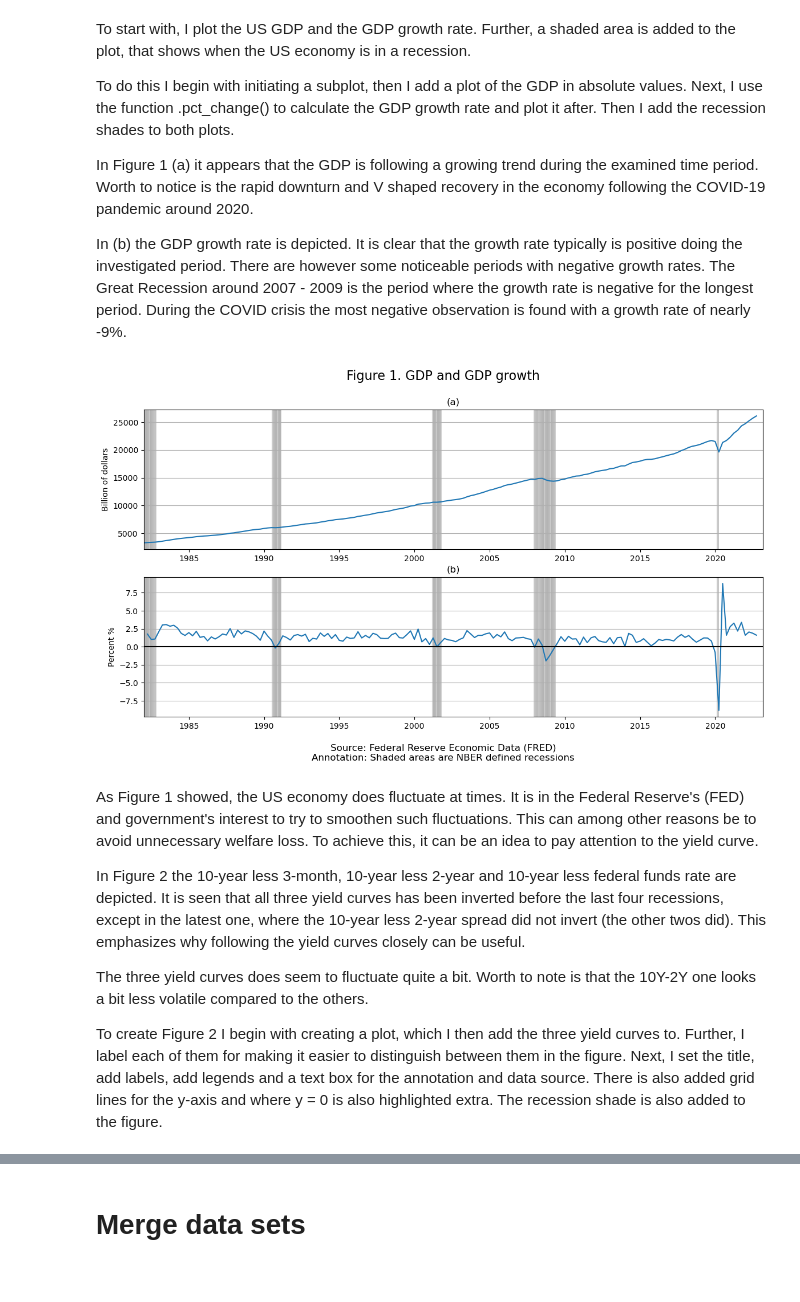
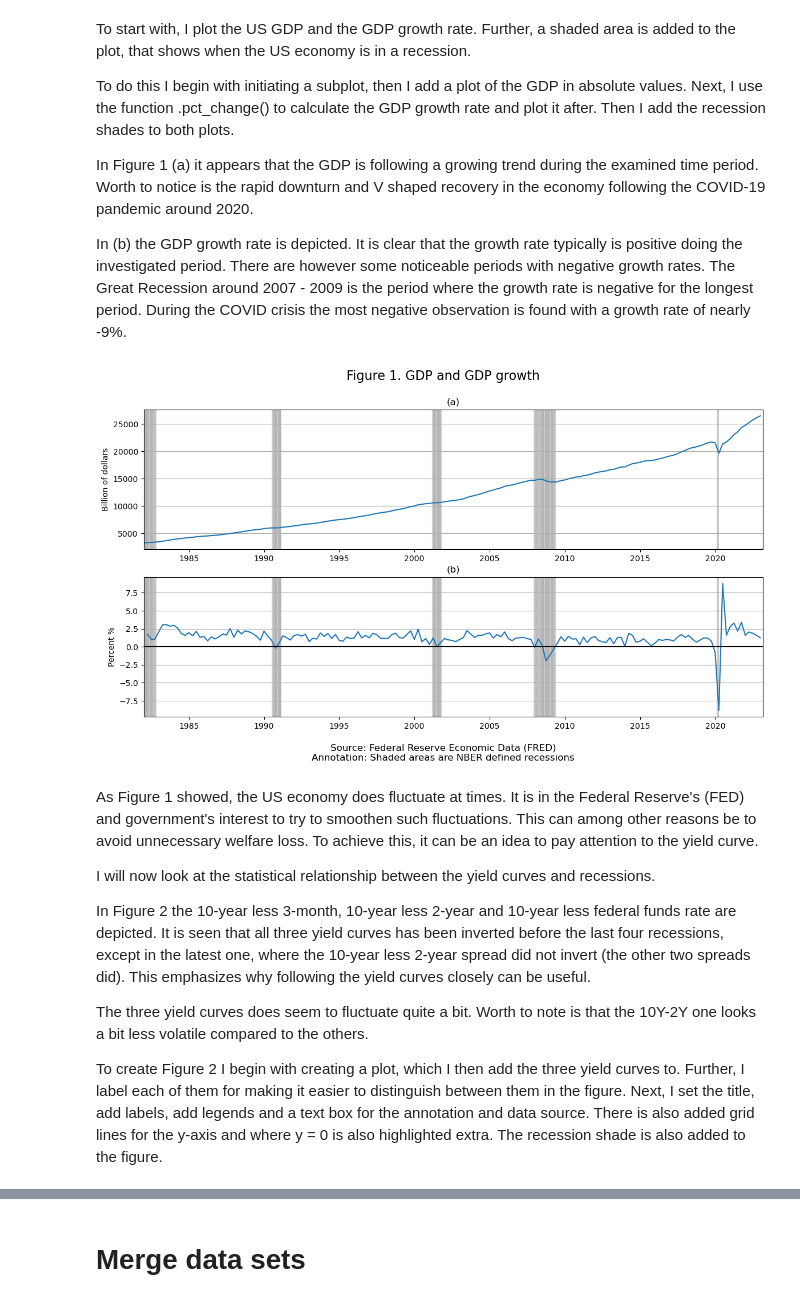
Before and after one commit to NumEconCopenhagen/projects-2023-c, a Jupyter notebook: dataproject/dataproject.ipynb, the cells around one changed output, grey strips where cells are left out. Cells and saved outputs as stored; diff of their text form; code cells hidden in the pictures.

```diff
--- a/dataproject/dataproject.ipynb
+++ b/dataproject/dataproject.ipynb
@@ -49,49 +49,17 @@ To do this I begin with initiating a subplot, then I add a plot of the GDP in ab
 In Figure 1 (a) it appears that the GDP is following a growing trend during the examined time period. Worth to notice is the rapid downturn and V shaped recovery in the economy following the COVID-19 pandemic around 2020.
 
 In (b) the GDP growth rate is depicted. It is clear that the growth rate typically is positive doing the investigated period. There are however some noticeable periods with negative growth rates. The Great Recession around 2007 - 2009 is the period where the growth rate is negative for the longest period. During the COVID crisis the most negative observation is found with a growth rate of nearly -9%.
-# %%
-# Plot of Figure 1
-fig, (fig1, fig1_2) = plt.subplots(2, figsize=(14,7))
-
-# Plot GDP in absolute values
-fig1.plot(gdp, label='GDP')
-fig1.set_xlim(start, end)
-fig1.grid(axis='y')
-fig1.set_ylabel('Billion of dollars')
-fig1.set_title('(a)')
-
-# Plot GDP growth rate
-gdp_g = gdp.pct_change()*100
-
-fig1_2.plot(gdp_g, label='GDP growth')
-fig1_2.set_xlim(start, end)
-fig1_2.grid(axis='y')
-fig1_2.set_ylabel('Percent %')
-fig1_2.axhline(y=0, color='black')
-fig1_2.set_title('(b)')
-
-
-# Recession shade
-for i in range(len(nber)):
-    if nber['USREC'].iloc[i] == 1:
-        fig1.axvspan(nber.index[i-1], nber.index[i], alpha=0.2, color='gray')
-        fig1_2.axvspan(nber.index[i-1], nber.index[i], alpha=0.2, color='gray')
-    if nber['USREC'].iloc[i] == 0:
-        fig1.axvspan(nber.index[i-1], nber.index[i], alpha=1, color='white')
-        fig1_2.axvspan(nber.index[i-1], nber.index[i], alpha=1, color='white')
-
-# Set title and textbox for annotation
-fig.suptitle('Figure 1. GDP and GDP growth', fontsize="16")
-fig.text(0.5, 0, 'Source: Federal Reserve Economic Data (FRED)\nAnnotation: Shaded areas are NBER defined recessions', transform=fig.transFigure, fontsize=12, horizontalalignment='center')
-
-# Show plot
-plt.show()
-# %% [output]
-[figure, removed]
+# %%
+# Call function that plots Figure 1
+dp.figure1(gdp, nber, start, end)
+# %% [output]
+[figure, added]
 # %% [markdown]
 As Figure 1 showed, the US economy does fluctuate at times. It is in the Federal Reserve's (FED) and government's interest to try to smoothen such fluctuations. This can among other reasons be to avoid unnecessary welfare loss. To achieve this, it can be an idea to pay attention to the yield curve.
 
-In Figure 2 the 10-year less 3-month, 10-year less 2-year and 10-year less federal funds rate are depicted. It is seen that all three yield curves has been inverted before the last four recessions, except in the latest one, where the 10-year less 2-year spread did not invert (the other twos did). This emphasizes why following the yield curves closely can be useful.
+I will now look at the statistical relationship between the yield curves and recessions.
+
+In Figure 2 the 10-year less 3-month, 10-year less 2-year and 10-year less federal funds rate are depicted. It is seen that all three yield curves has been inverted before the last four recessions, except in the latest one, where the 10-year less 2-year spread did not invert (the other two spreads did). This emphasizes why following the yield curves closely can be useful.
 
 The three yield curves does seem to fluctuate quite a bit. Worth to note is that the 10Y-2Y one looks a bit less volatile compared to the others.
 
```
Also changed, not shown: parts of 6 cells of this notebook, 2 other files.
